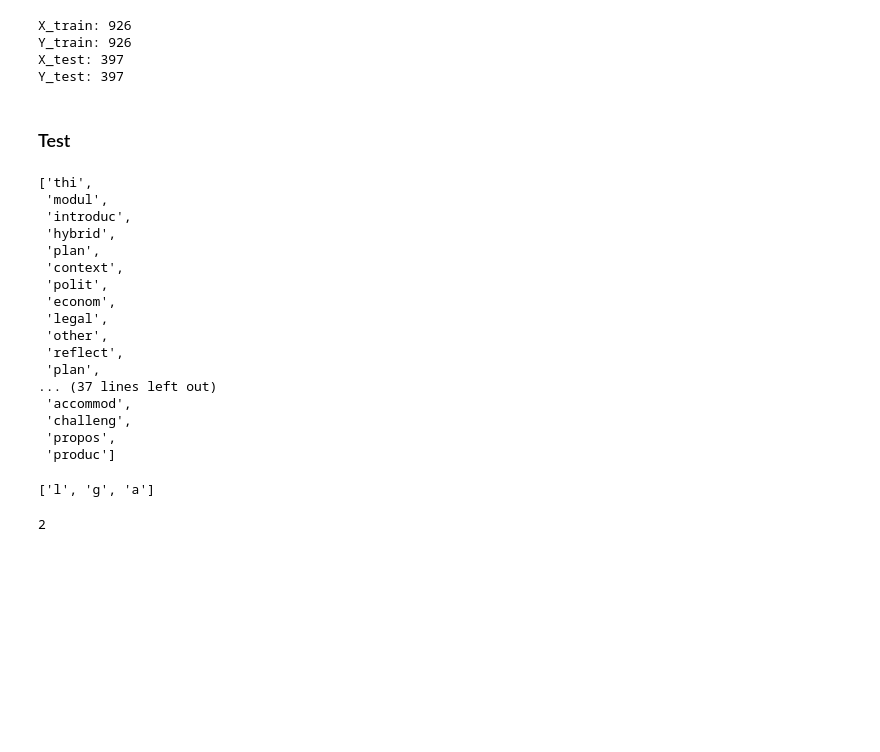
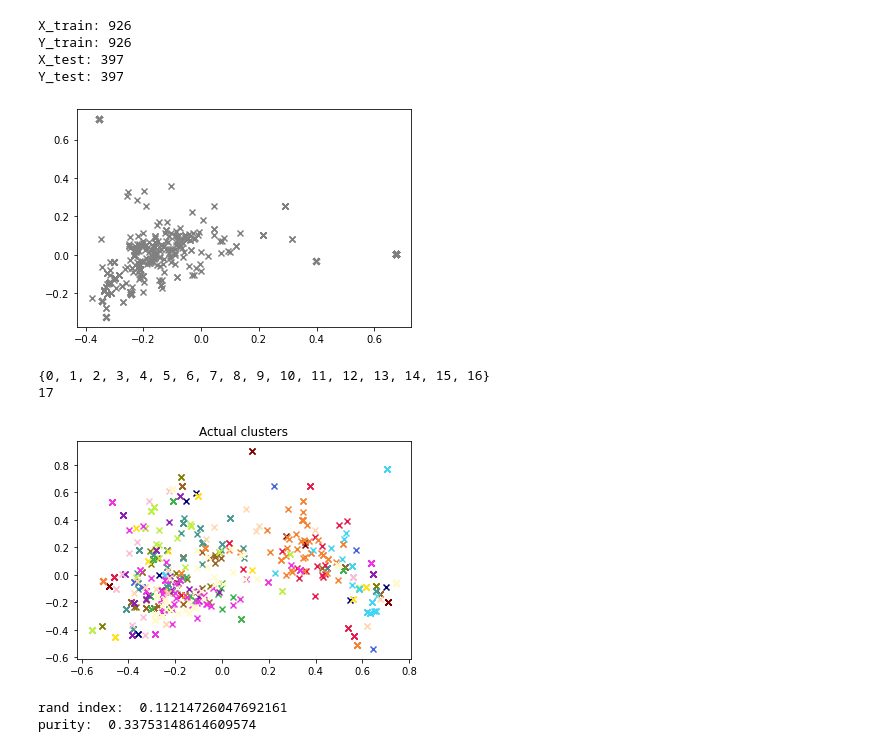
Before and after one commit to JuliusAndreas/DataMining, a Jupyter notebook: Phase 2/clustering.ipynb, the cells around one changed output. Cells and saved outputs as stored; diff of their text form; code cells hidden in the pictures; blank space fills up the shorter version.

Commit message:
Kmeans and DBSCAN implemented

```diff
--- a/Phase 2/clustering.ipynb
+++ b/Phase 2/clustering.ipynb
@@ -72,0 +77,7 @@ len(labels)
+# %%
+labels = df.Department.tolist()
+unique_labels = set(labels)
+unique_labels = list(unique_labels)
+for i in range(len(labels)):
+    labels[i] = unique_labels.index(labels[i])
+len(labels)
@@ -116,35 +129,3 @@ X_train: 926
 Y_train: 926
 X_test: 397
 Y_test: 397
-# %% [markdown]
-### Test
-# %%
-lst = df.loc[0,'Objective stemmed'].strip('][').split(', ')
-for i in range(len(lst)):
-    lst[i] = lst[i].replace('\'','')
-lst
-# %% [output]
-['thi',
- 'modul',
- 'introduc',
- 'hybrid',
- 'plan',
- 'context',
- 'polit',
- 'econom',
- 'legal',
- 'other',
- 'reflect',
- 'plan',
-... (37 lines left out)
- 'accommod',
- 'challeng',
- 'propos',
- 'produc']
-# %%
-lst1 = []
-lst2 = ['l','g','a']
-lst1.extend(lst2)
-lst1
-# %% [output]
-['l', 'g', 'a']
@@ -158,4 +132,15 @@ embedding = jigsaw.encode(sentences)
-# %%
-len(embedding)
-# %% [output]
-2
+# %%
+def plot(data,plot_color):
+    pca = sklearnPCA(n_components=2) #2-dimensional PCA
+    transformed = pd.DataFrame(pca.fit_transform(data))
+    plt.scatter(transformed[0], transformed[1], marker='x', color=plot_color)
+    plt.show()
+plot(X_train, 'gray')
+# %% [output]
+[figure, added]
+# %%
+print(set(labels))
+print(len(set(labels)))
+# %% [output]
+{0, 1, 2, 3, 4, 5, 6, 7, 8, 9, 10, 11, 12, 13, 14, 15, 16}
+17
@@ -161,0 +184,4 @@ len(embedding)
+# %%
+plot_clusters(Y_train, 'Actual clusters')
+# %% [output]
+[figure, added]
@@ -161,0 +198,8 @@ len(embedding)
+# %%
+randIndex = adjusted_rand_score(Y_pred_kmeans, Y_test)
+print('rand index: ', randIndex)
+purity = purity_score(Y_pred_kmeans, Y_test)
+print('purity: ', purity)
+# %% [output]
+rand index:  0.11214726047692161
+purity:  0.33753148614609574
```
Also changed, not shown: parts of 15 cells of this notebook.
